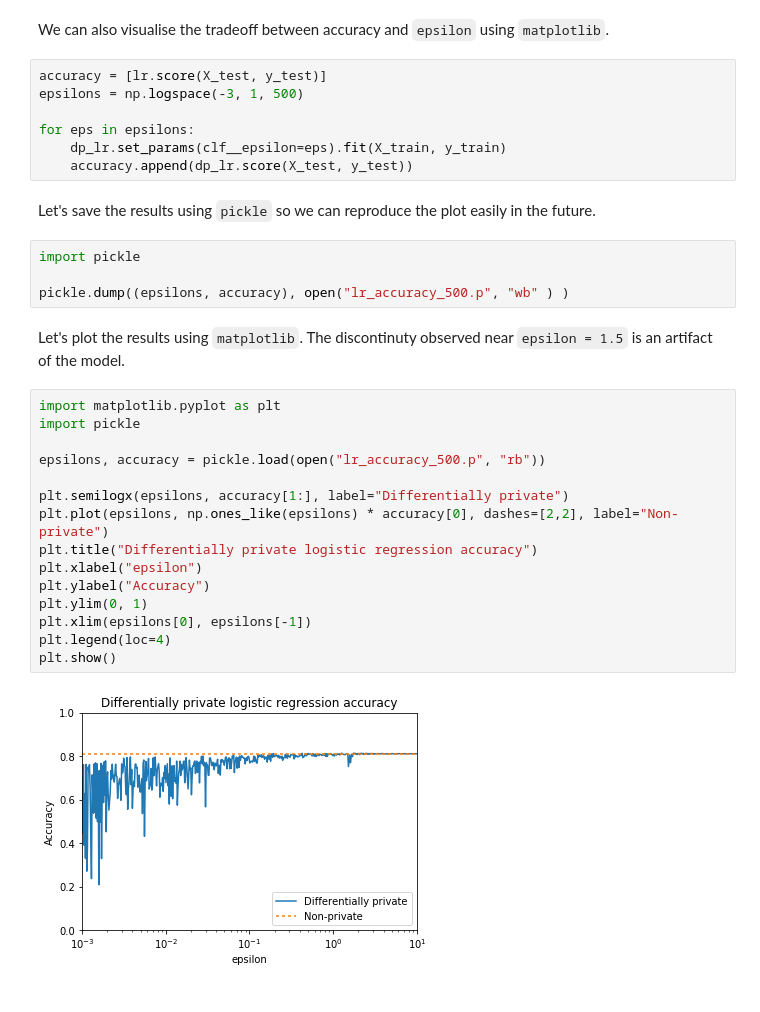
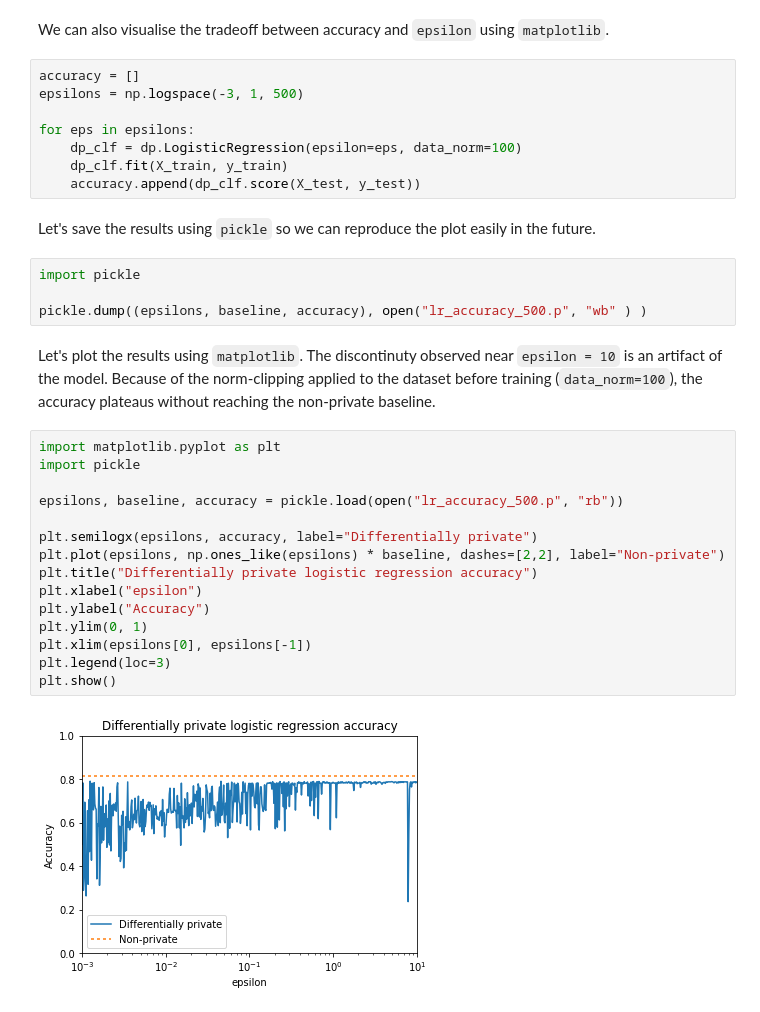
Before and after one commit to IBM/differential-privacy-library, a Jupyter notebook: notebooks/logistic_regression.ipynb, the cells around one changed output. Drawn from its saved outputs; the diff is of its cells as text.

Commit message:
Updating LogisticRegression notebook

```diff
--- a/notebooks/logistic_regression.ipynb
+++ b/notebooks/logistic_regression.ipynb
@@ -121,34 +90,35 @@ Agreement between non-private and differentially private (epsilon=inf) classifie
 # %% [markdown]
 We can also visualise the tradeoff between accuracy and `epsilon` using `matplotlib`.
 # %%
-accuracy = [lr.score(X_test, y_test)]
+accuracy = []
 epsilons = np.logspace(-3, 1, 500)
 
 for eps in epsilons:
-    dp_lr.set_params(clf__epsilon=eps).fit(X_train, y_train)
-    accuracy.append(dp_lr.score(X_test, y_test))
+    dp_clf = dp.LogisticRegression(epsilon=eps, data_norm=100)
+    dp_clf.fit(X_train, y_train)
+    accuracy.append(dp_clf.score(X_test, y_test))
 # %% [markdown]
 Let's save the results using `pickle` so we can reproduce the plot easily in the future.
 # %%
 import pickle
 
-pickle.dump((epsilons, accuracy), open("lr_accuracy_500.p", "wb" ) )
+pickle.dump((epsilons, baseline, accuracy), open("lr_accuracy_500.p", "wb" ) )
 # %% [markdown]
-Let's plot the results using `matplotlib`. The discontinuty observed near `epsilon = 1.5` is an artifact of the model.
+Let's plot the results using `matplotlib`. The discontinuty observed near `epsilon = 10` is an artifact of the model. Because of the norm-clipping applied to the dataset before training (`data_norm=100`), the accuracy plateaus without reaching the non-private baseline.
 # %%
 import matplotlib.pyplot as plt
 import pickle
 
-epsilons, accuracy = pickle.load(open("lr_accuracy_500.p", "rb"))
+epsilons, baseline, accuracy = pickle.load(open("lr_accuracy_500.p", "rb"))
 
-plt.semilogx(epsilons, accuracy[1:], label="Differentially private")
-plt.plot(epsilons, np.ones_like(epsilons) * accuracy[0], dashes=[2,2], label="Non-private")
+plt.semilogx(epsilons, accuracy, label="Differentially private")
+plt.plot(epsilons, np.ones_like(epsilons) * baseline, dashes=[2,2], label="Non-private")
 plt.title("Differentially private logistic regression accuracy")
 plt.xlabel("epsilon")
 plt.ylabel("Accuracy")
 plt.ylim(0, 1)
 plt.xlim(epsilons[0], epsilons[-1])
-plt.legend(loc=4)
+plt.legend(loc=3)
 plt.show()
 # %% [output]
-[figure, old version]
+[figure, new version]
```
Also changed, not shown: parts of 9 cells of this notebook, 1 other file.
